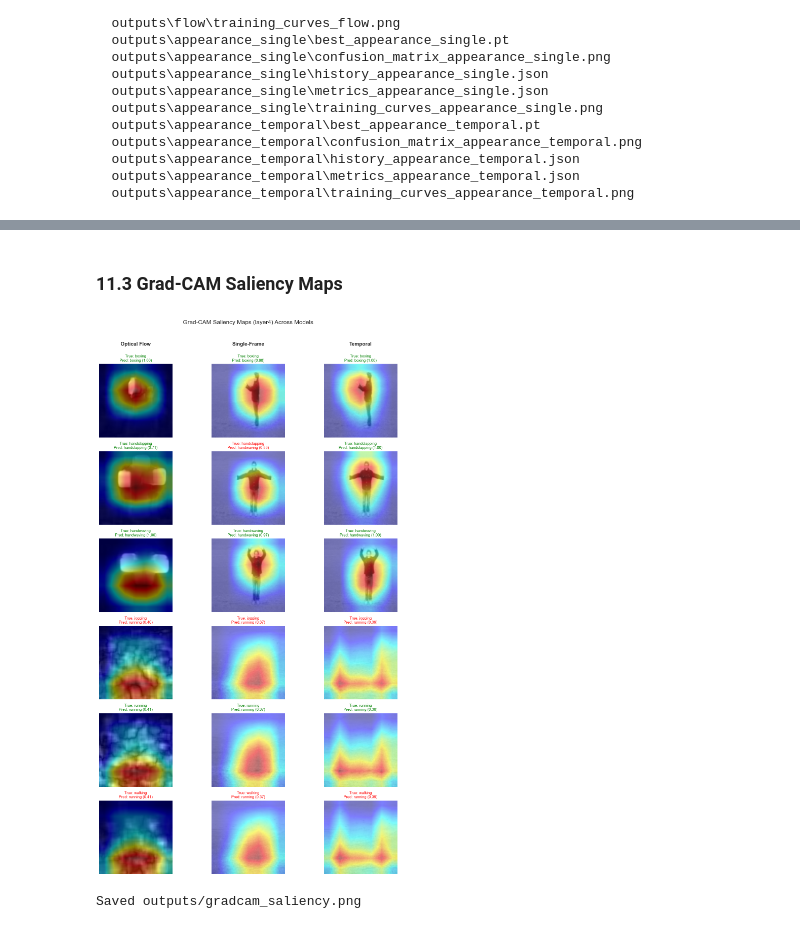
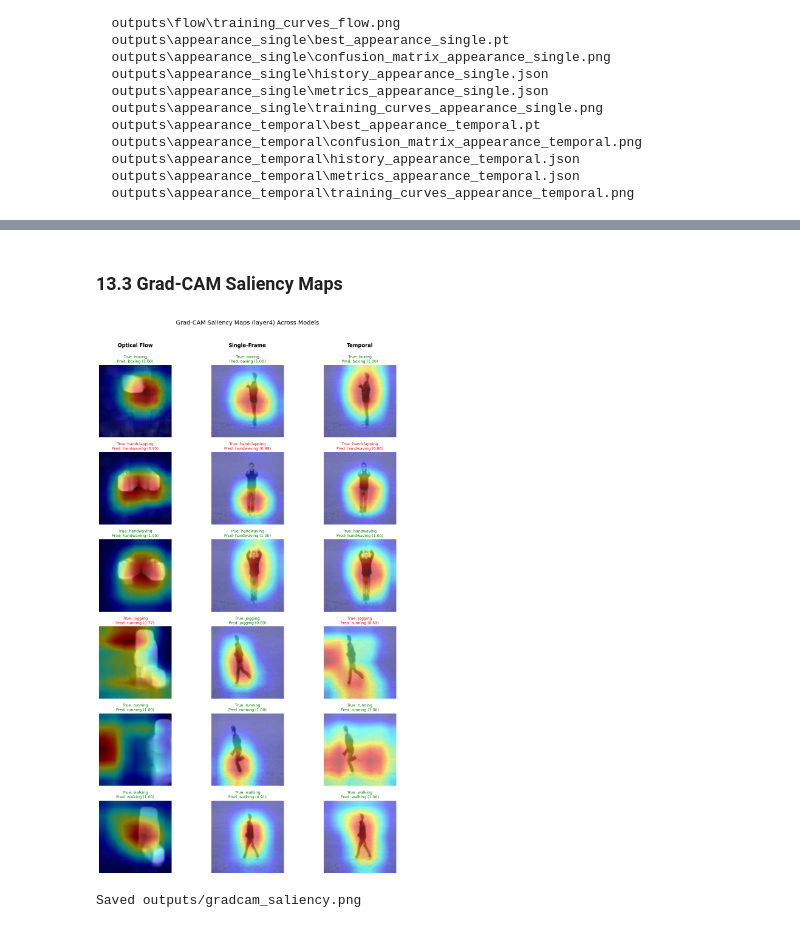
Before and after one commit to amahdi4/ActionFlow, a Jupyter notebook: ActionFlow.ipynb, the cells around one changed output, grey strips where cells are left out. Drawn from its saved outputs; the diff is of its cells as text; code cells hidden in the pictures.

```diff
--- a/ActionFlow.ipynb
+++ b/ActionFlow.ipynb
@@ -781,9 +1011,9 @@ seed_everything(config.seed)
 appearance_temporal_config = replace(config, mode="appearance_temporal", output_dir=Path("outputs/appearance_temporal"))
 appearance_temporal_config.output_dir.mkdir(parents=True, exist_ok=True)
 
-appearance_temporal_train_ds = TemporalAppearanceClipDataset(frame_train_dirs, frame_train_labels, appearance_temporal_config, train=True)
-appearance_temporal_val_ds = TemporalAppearanceClipDataset(frame_val_dirs, frame_val_labels, appearance_temporal_config, train=False)
-appearance_temporal_test_ds = TemporalAppearanceClipDataset(frame_test_dirs, frame_test_labels, appearance_temporal_config, train=False)
+appearance_temporal_train_ds = TemporalAppearanceClipDataset(frame_train_sub_dirs, frame_train_sub_labels, appearance_temporal_config, train=True, subsequence_bounds=frame_train_sub_bounds)
+appearance_temporal_val_ds = TemporalAppearanceClipDataset(frame_val_sub_dirs, frame_val_sub_labels, appearance_temporal_config, train=False, subsequence_bounds=frame_val_sub_bounds)
+appearance_temporal_test_ds = TemporalAppearanceClipDataset(frame_test_sub_dirs, frame_test_sub_labels, appearance_temporal_config, train=False, subsequence_bounds=frame_test_sub_bounds)
 
 appearance_temporal_train_loader = build_loader(appearance_temporal_train_ds, appearance_temporal_config, shuffle=True)
 appearance_temporal_val_loader = build_loader(appearance_temporal_val_ds, appearance_temporal_config, shuffle=False)
@@ -1042,0 +1408,20 @@ Saved outputs/comparison.json
+# %%
+# Multi-clip per-class F1
+mc_per_class = pd.DataFrame({
+    "Class": list(config.class_names),
+    "Flow F1 (multi-clip)": [flow_mc_report[cn]["f1-score"] for cn in config.class_names],
+    "Single-Frame F1 (multi-clip)": [app_single_mc_report[cn]["f1-score"] for cn in config.class_names],
+    "Temporal F1 (multi-clip)": [app_temporal_mc_report[cn]["f1-score"] for cn in config.class_names],
+}).round(3)
+print("=== Multi-Clip Per-Class F1 ===")
+display(mc_per_class.style.set_caption("Per-class F1 with multi-clip evaluation"))
+
+multi_clip_payload = {
+    "num_clips": NUM_EVAL_CLIPS,
+    "flow": {"accuracy": flow_mc_acc, "macro_f1": float(flow_mc_report["macro avg"]["f1-score"])},
+    "appearance_single": {"accuracy": app_single_mc_acc, "macro_f1": float(app_single_mc_report["macro avg"]["f1-score"])},
+    "appearance_temporal": {"accuracy": app_temporal_mc_acc, "macro_f1": float(app_temporal_mc_report["macro avg"]["f1-score"])},
+}
+with open("outputs/multi_clip_metrics.json", "w", encoding="utf-8") as handle:
+    json.dump(multi_clip_payload, handle, indent=2)
+print("Saved outputs/multi_clip_metrics.json")
@@ -1160,9 +1564,9 @@ def build_misclass_table(preds, trues, class_names, test_dirs):
             rows.append({"video": video_name, "true_class": class_names[true], "predicted_class": class_names[pred]})
     return pd.DataFrame(rows)
 
-flow_misclass = build_misclass_table(flow_preds, flow_trues, config.class_names, flow_test_dirs)
-app_single_misclass = build_misclass_table(app_single_preds, app_single_trues, config.class_names, frame_test_dirs)
-app_temporal_misclass = build_misclass_table(app_temporal_preds, app_temporal_trues, config.class_names, frame_test_dirs)
+flow_misclass = build_misclass_table(flow_preds, flow_trues, config.class_names, flow_test_sub_dirs)
+app_single_misclass = build_misclass_table(app_single_preds, app_single_trues, config.class_names, frame_test_sub_dirs)
+app_temporal_misclass = build_misclass_table(app_temporal_preds, app_temporal_trues, config.class_names, frame_test_sub_dirs)
 
 # Display summary
 print(f"Flow misclassifications: {len(flow_misclass)} / {len(flow_trues)} ({100*len(flow_misclass)/len(flow_trues):.1f}%)")
@@ -1187,7 +1591,7 @@ for ax, name, df in zip(axes, model_names, misclass_dfs):
         ax.set_title(name)
         continue
     nl = chr(10)
-    pair_labels = [f"{r['true_class']}{nl}→ {r['predicted_class']}" for _, r in pairs.iterrows()]
+    pair_labels = [f"{r['true_class']}{nl}-> {r['predicted_class']}" for _, r in pairs.iterrows()]
     bars = ax.barh(range(len(pairs)), pairs["count"],
                    color=plt.cm.Reds(np.linspace(0.3, 0.8, len(pairs))))
     ax.set_yticks(range(len(pairs)))
@@ -1261,5 +1665,5 @@ Temporal model errors
 # %% [markdown]
-### 11.3 Grad-CAM Saliency Maps
+### 13.3 Grad-CAM Saliency Maps
 # %%
 class GradCAM:
     """Minimal Grad-CAM implementation for ResNet-18 layer4."""
@@ -1310,16 +1714,16 @@ def apply_gradcam_overlay(cam, height, width):
 
 # Select one test sample per class for Grad-CAM
 sample_indices = {}
-for idx, label in enumerate(flow_test_labels):
+for idx, label in enumerate(flow_test_sub_labels):
     if label not in sample_indices:
         sample_indices[label] = idx
     if len(sample_indices) == len(config.class_names):
         break
 
 models_info = [
-    ("Optical Flow", flow_best, flow_test_ds, flow_test_dirs),
-    ("Single-Frame", appearance_single_best, appearance_single_test_ds, frame_test_dirs),
-    ("Temporal", appearance_temporal_best, appearance_temporal_test_ds, frame_test_dirs),
+    ("Optical Flow", flow_best, flow_test_ds, flow_test_sub_dirs),
+    ("Single-Frame", appearance_single_best, appearance_single_test_ds, frame_test_sub_dirs),
+    ("Temporal", appearance_temporal_best, appearance_temporal_test_ds, frame_test_sub_dirs),
 ]
 
 n_classes = len(config.class_names)
@@ -1350,32 +1754,32 @@ for col, (model_name, model, test_ds, test_dirs) in enumerate(models_info):
             mid = input_tensor.shape[1] // 2
             gray = input_tensor[0, mid].cpu().numpy()
             gray = (gray * 0.25 + 0.5).clip(0, 1)
             bg = np.stack([gray, gray, gray], axis=-1)
 
         overlay = 0.5 * bg + 0.5 * heatmap
         overlay = np.clip(overlay, 0, 1)
 
         ax.imshow(overlay)
         pred_name = config.class_names[pred_idx]
         true_name = config.class_names[true_label]
         colour = "green" if pred_idx == true_label else "red"
         title_line1 = f"True: {true_name}"
         title_line2 = f"Pred: {pred_name} ({confidence:.2f})"
         ax.set_title(title_line1 + chr(10) + title_line2, fontsize=9, color=colour)
         ax.axis("off")
 
         if row == 0:
             ax.text(0.5, 1.25, model_name, transform=ax.transAxes,
                     ha="center", fontsize=12, fontweight="bold")
 
     gradcam.remove_hooks()
 
 fig.suptitle("Grad-CAM Saliency Maps (layer4) Across Models", fontsize=14, y=1.02)
 fig.tight_layout()
 fig.savefig("outputs/gradcam_saliency.png", dpi=150, bbox_inches="tight")
 display(fig)
 plt.close(fig)
 print("Saved outputs/gradcam_saliency.png")
 # %% [output]
-[figure, old version]
+[figure, new version]
 Saved outputs/gradcam_saliency.png
```
Also changed, not shown: parts of 49 cells of this notebook, 6 other files.
